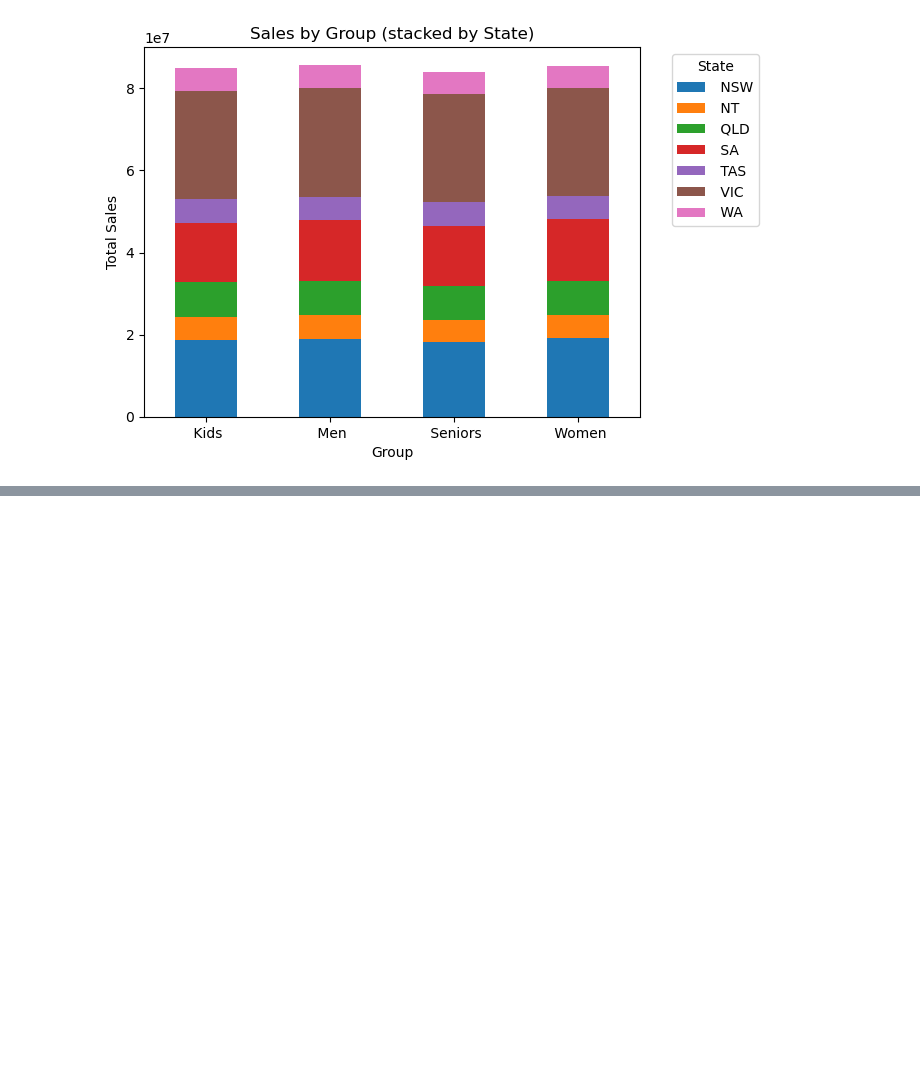
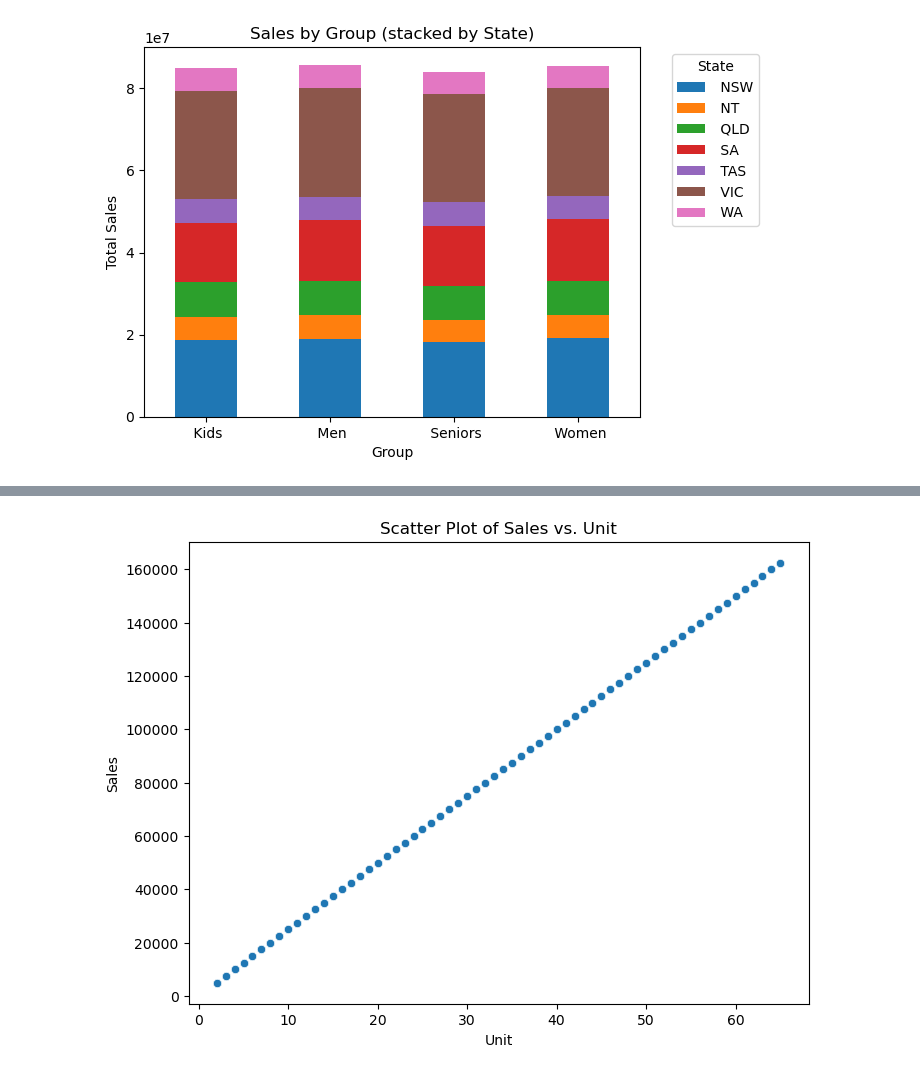
Before and after one commit to aliehs111/AAL_sales, a Jupyter notebook: AAL.ipynb, the cells around one changed output, grey strips where cells are left out. Drawn from its saved outputs; the diff is of its cells as text; code cells hidden in the pictures; blank space fills up the shorter version.

```diff
--- a/AAL.ipynb
+++ b/AAL.ipynb
@@ -242,0 +261,12 @@ plt.show()
+# %%
+import seaborn as sns
+import matplotlib.pyplot as plt
+
+plt.figure(figsize=(8,6))
+sns.scatterplot(x='Unit', y='Sales', data=df)
+plt.title("Scatter Plot of Sales vs. Unit")
+plt.xlabel("Unit")
+plt.ylabel("Sales")
+plt.show()
+# %% [output]
+[figure, added]
```
Also changed, not shown: parts of 6 cells of this notebook, 1 other file.
